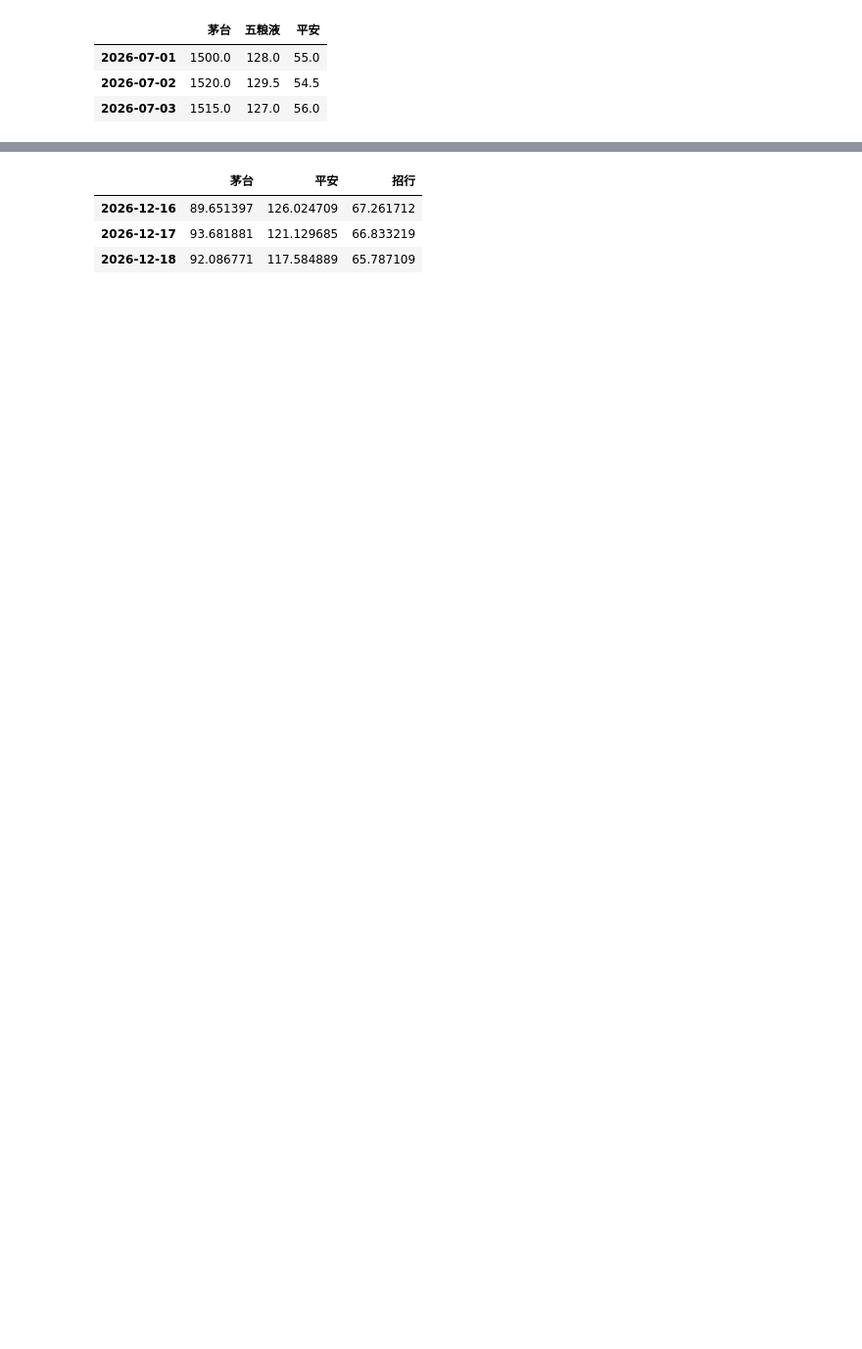
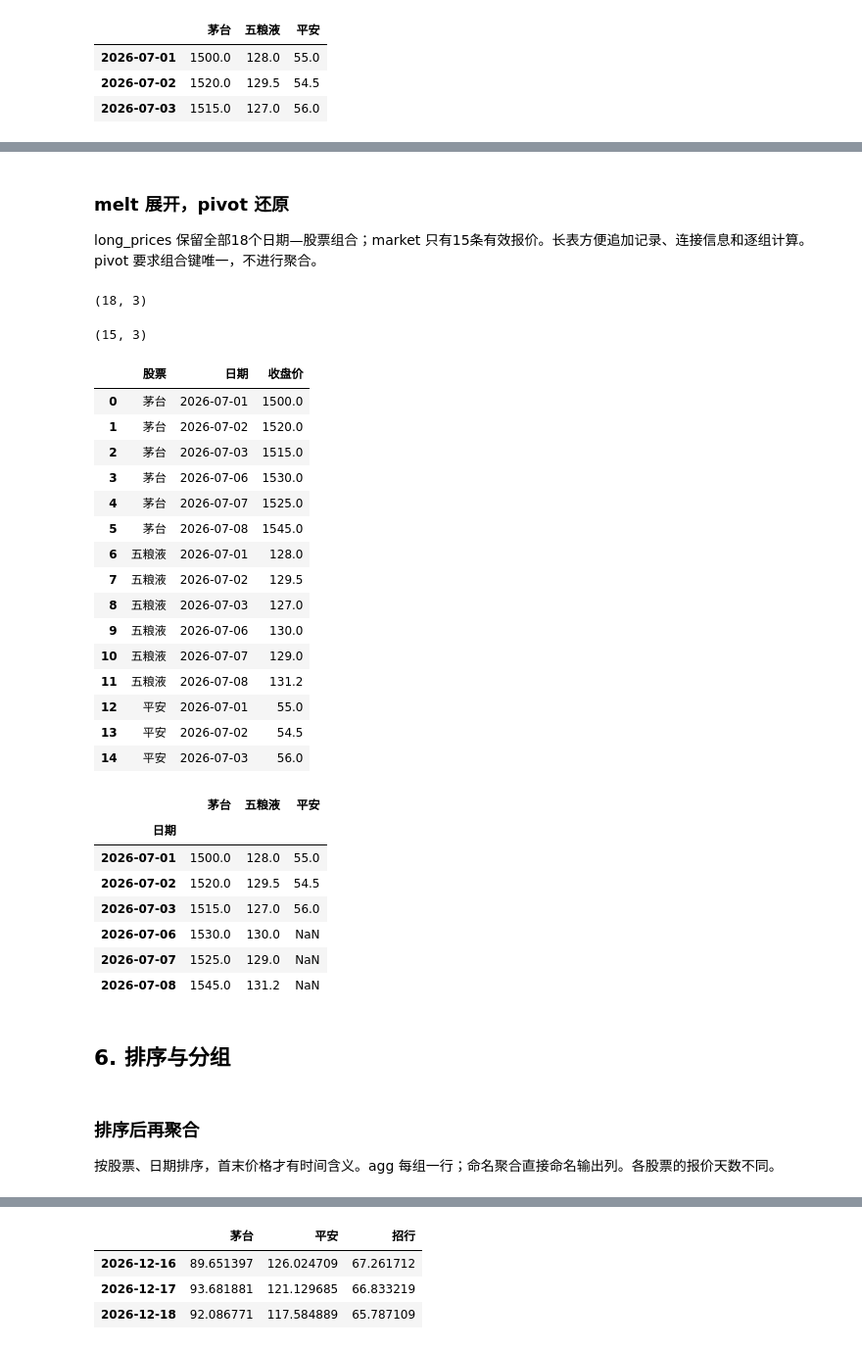
Before and after one commit to aiqfin/python-for-finance, a Jupyter notebook: Chapter4 - pandas数据分析/notebooks/04_pandas.ipynb, the cells around one changed output, grey strips where cells are left out. Shown at 98% size. Cells and saved outputs as stored; diff of their text form; code cells hidden in the pictures; blank space fills up the shorter version.

```diff
--- a/Chapter4 - pandas数据分析/notebooks/04_pandas.ipynb
+++ b/Chapter4 - pandas数据分析/notebooks/04_pandas.ipynb
@@ -490,0 +197,13 @@ df2
+# %%
+dates = pd.to_datetime([
+    "2026-07-01", "2026-07-02", "2026-07-03",
+    "2026-07-06", "2026-07-07", "2026-07-08"])
+prices_wide = pd.DataFrame({
+    "茅台": [1500, 1520, 1515, 1530, 1525, 1545],
+    "五粮液": [128, 129.5, 127, 130, 129, 131.2],
+    "平安": [55, 54.5, 56, np.nan, np.nan, np.nan]},
+    index=dates)
+prices_wide.index.name = "日期"
+display(prices_wide.shape)
+
+display(prices_wide)
@@ -490,0 +220,51 @@ df2
+# %% [markdown]
+### melt 展开，pivot 还原
+
+long_prices 保留全部18个日期—股票组合；market 只有15条有效报价。长表方便追加记录、连接信息和逐组计算。pivot 要求组合键唯一，不进行聚合。
+# %%
+long_prices = prices_wide.reset_index().melt(
+    id_vars="日期", var_name="股票", value_name="收盘价")
+display(long_prices.shape)
+market = long_prices[["股票", "日期", "收盘价"]].dropna(
+    subset=["收盘价"])
+display(market.shape)
+
+display(market)
+
+restored = long_prices.pivot(
+    index="日期", columns="股票", values="收盘价")
+restored = restored.reindex(columns=prices_wide.columns)
+display(restored)
+# %% [output]
+(18, 3)
+(15, 3)
+|  | 股票 | 日期 | 收盘价 |
+| 0 | 茅台 | 2026-07-01 | 1500.0 |
+| 1 | 茅台 | 2026-07-02 | 1520.0 |
+| 2 | 茅台 | 2026-07-03 | 1515.0 |
+| 3 | 茅台 | 2026-07-06 | 1530.0 |
+| 4 | 茅台 | 2026-07-07 | 1525.0 |
+| 5 | 茅台 | 2026-07-08 | 1545.0 |
+| 6 | 五粮液 | 2026-07-01 | 128.0 |
+| 7 | 五粮液 | 2026-07-02 | 129.5 |
+| 8 | 五粮液 | 2026-07-03 | 127.0 |
+| 9 | 五粮液 | 2026-07-06 | 130.0 |
+| 10 | 五粮液 | 2026-07-07 | 129.0 |
+| 11 | 五粮液 | 2026-07-08 | 131.2 |
+| 12 | 平安 | 2026-07-01 | 55.0 |
+| 13 | 平安 | 2026-07-02 | 54.5 |
+| 14 | 平安 | 2026-07-03 | 56.0 |
+|  | 茅台 | 五粮液 | 平安 |
+| 日期 |  |  |  |
+| 2026-07-01 | 1500.0 | 128.0 | 55.0 |
+| 2026-07-02 | 1520.0 | 129.5 | 54.5 |
+| 2026-07-03 | 1515.0 | 127.0 | 56.0 |
+| 2026-07-06 | 1530.0 | 130.0 | NaN |
+| 2026-07-07 | 1525.0 | 129.0 | NaN |
+| 2026-07-08 | 1545.0 | 131.2 | NaN |
+# %% [markdown]
+## 6. 排序与分组
+# %% [markdown]
+### 排序后再聚合
+
+按股票、日期排序，首末价格才有时间含义。agg 每组一行；命名聚合直接命名输出列。各股票的报价天数不同。
```
Also changed, not shown: parts of 157 cells of this notebook, 6 other files.
